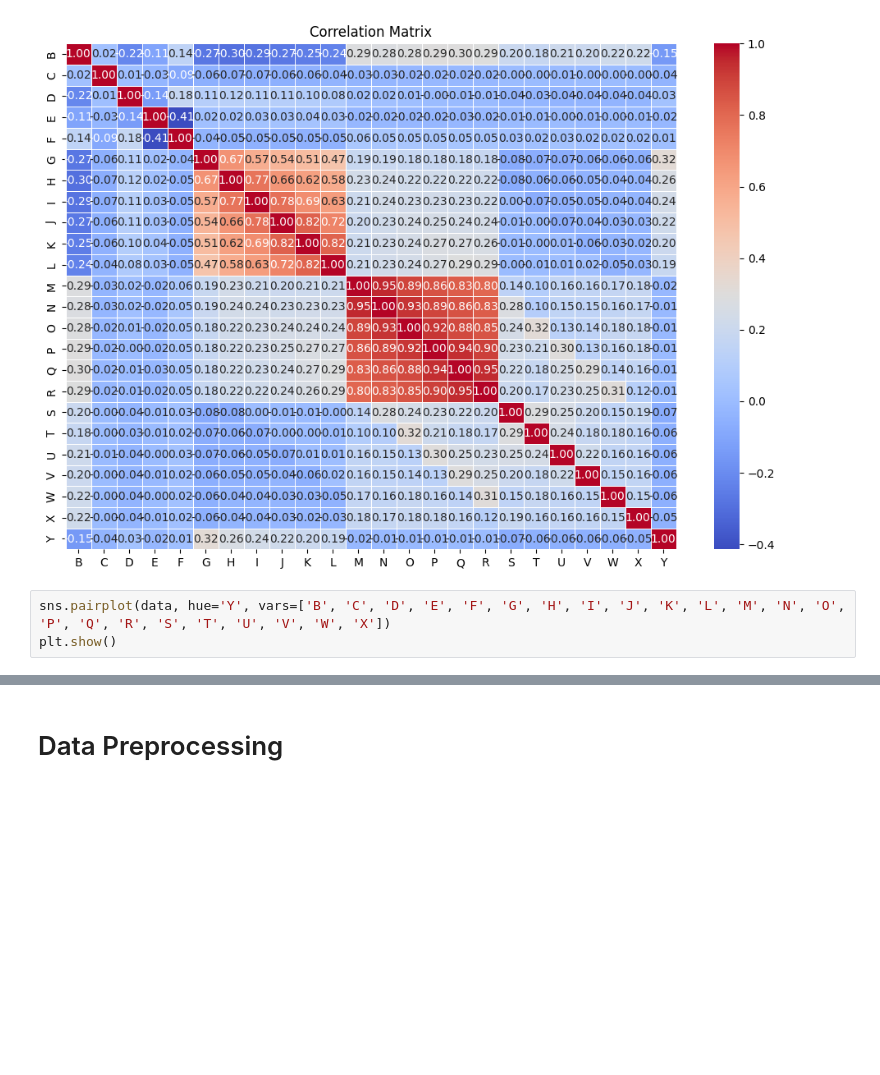
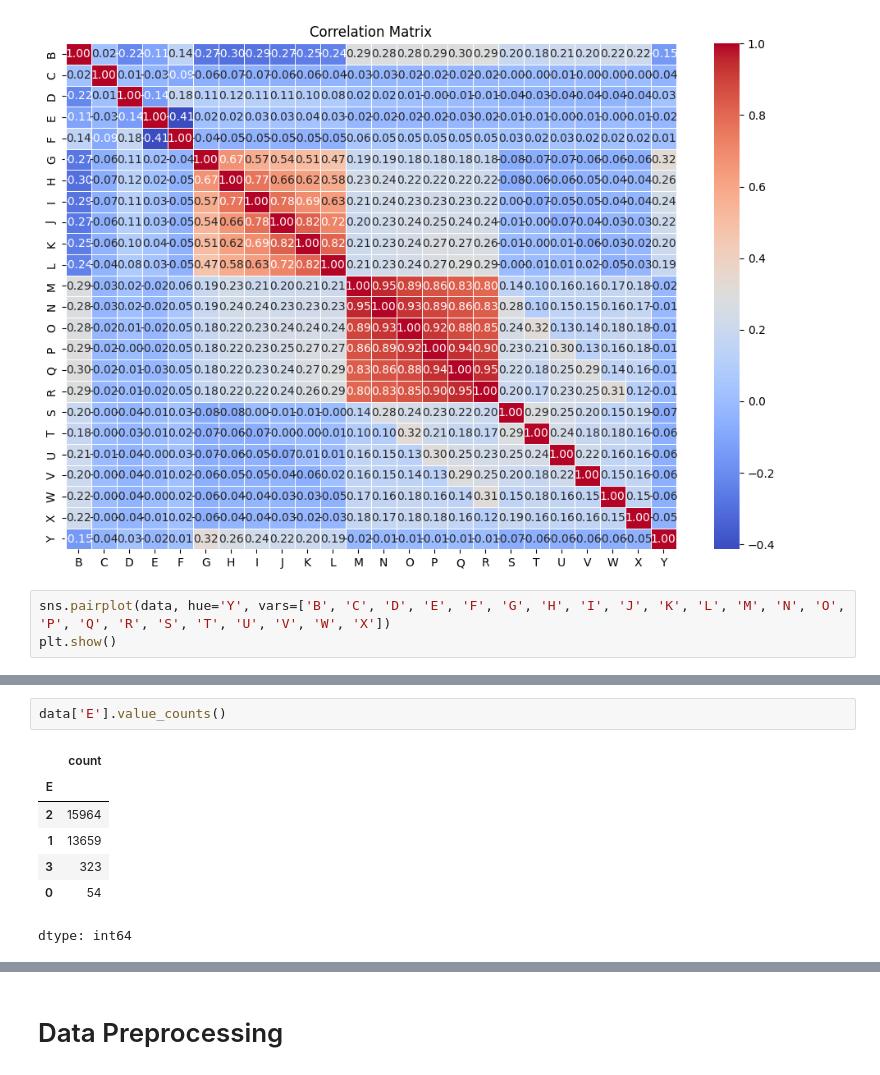
Before and after one commit to Hamayah/BT3104_Group_Project, a Jupyter notebook: BT3104_Group_1.ipynb, the cells around one changed output, grey strips where cells are left out. Cells and saved outputs as stored; diff of their text form; blank space fills up the shorter version.

```diff
--- a/BT3104_Group_1.ipynb
+++ b/BT3104_Group_1.ipynb
@@ -177,0 +244,10 @@ plt.show()
+# %%
+data['E'].value_counts()
+# %% [output]
+|  | count |
+| E |  |
+| 2 | 15964 |
+| 1 | 13659 |
+| 3 | 323 |
+| 0 | 54 |
+dtype: int64
```
Also changed, not shown: parts of 18 cells of this notebook.
